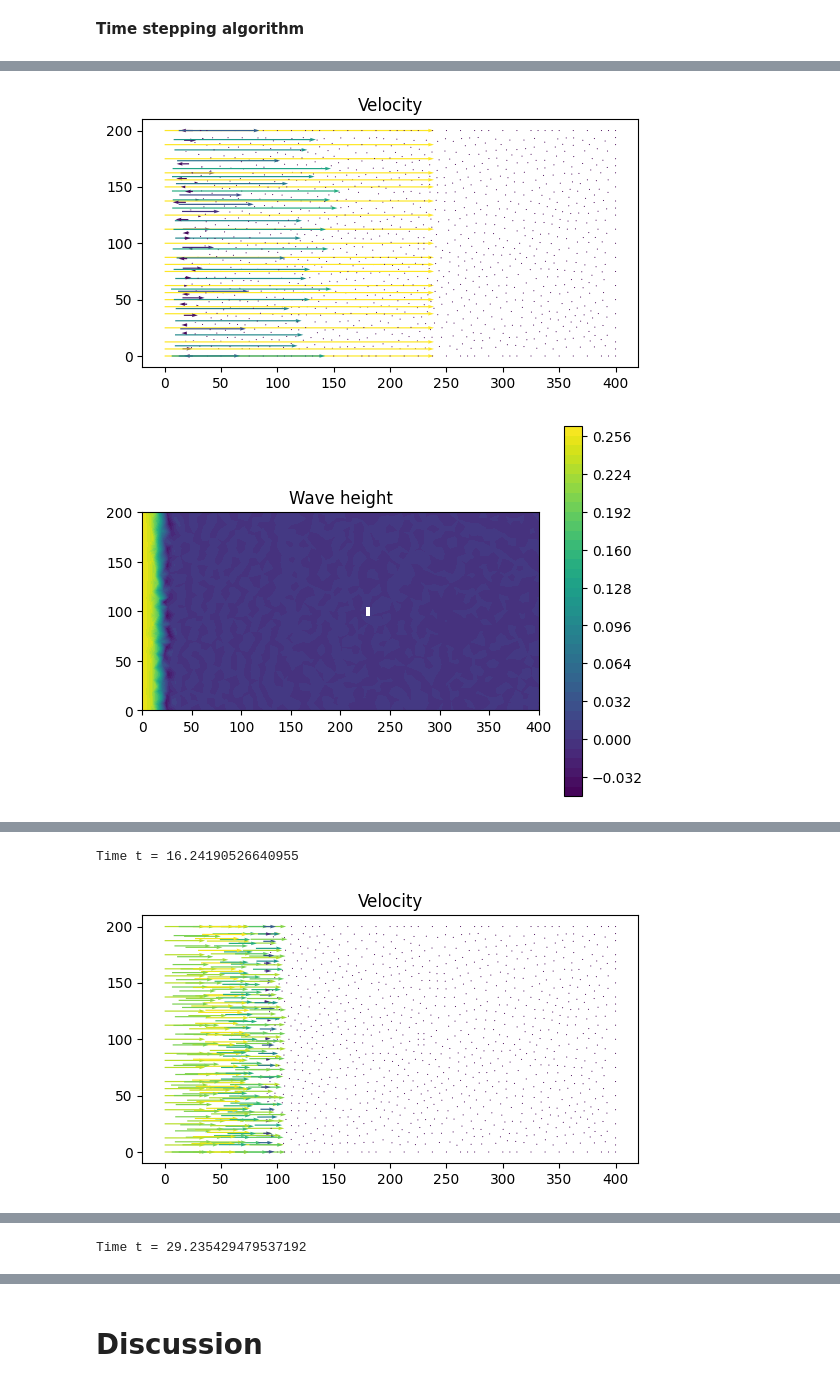
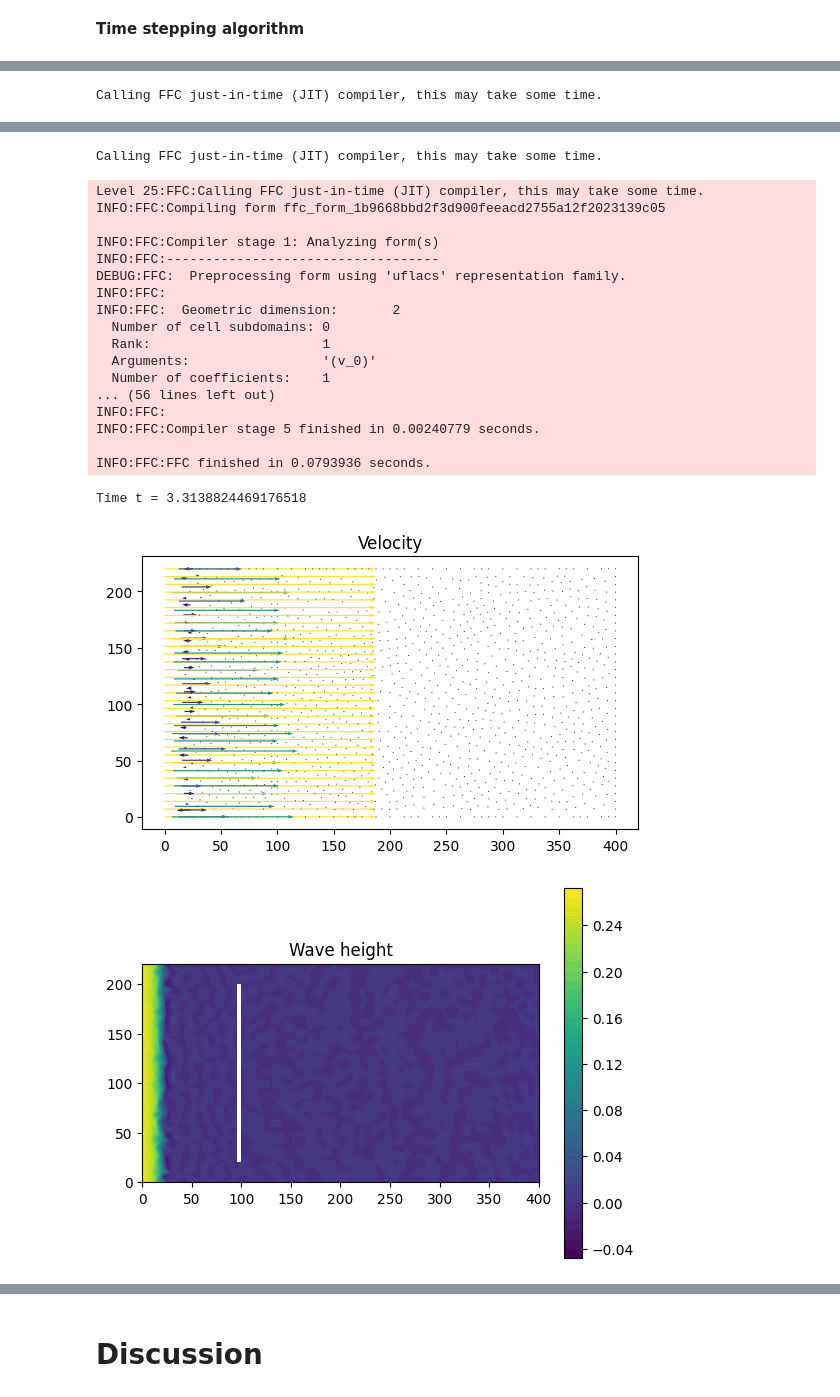
Before and after one commit to katty-anay/Fluid_mechanics_, a Jupyter notebook: Shallow-Water-Equations.ipynb, the cells around one changed output, grey strips where cells are left out. Saved outputs shown, nothing was run; the diff lists cells and outputs as text; code cells hidden in the pictures.

```diff
--- a/Shallow-Water-Equations.ipynb
+++ b/Shallow-Water-Equations.ipynb
@@ -72,7 +72,7 @@ for all test functions $(v,q) \in \hat V\times \hat Q$, where $SD(u,w;v,q)$ is a
 # %%
 # Define rectangular domain
 L = 400
-H = 200
+H = 220
 
 # Define circle
 xc = 1.0
@@ -107,13 +107,15 @@ resolution = 32
 #mesh = generate_mesh(Rectangle(Point(0.0,0.0), Point(L,H)) - Circle(Point(xc,yc),rc), resolution)
 
 #mesh = generate_mesh(Rectangle(Point(0.0,0.0), Point(L,H)) - Rectangle(Point(23,20), Point(25,10)), resolution)
-mesh = generate_mesh(Rectangle(Point(0.0,0.0), Point(L,H)) - Rectangle(Point(225,105), Point(230,95)), resolution) #mieux
+#mesh = generate_mesh(Rectangle(Point(0.0,0.0), Point(L,H)) - Rectangle(Point(225,105), Point(230,95)), resolution) #mieux
 
 #mesh = generate_mesh(Rectangle(Point(0.0,0.0), Point(L,H))- Rectangle(Point(80,40), Point(83,20))- Rectangle(Point(80,80), Point(83,60)), resolution)
 
 
-#mesh = generate_mesh(Rectangle(Point(0.0,0.0), Point(L,H)) - Rectangle(Point(20,0.55*H), Point(30,0.45*H)), resolution)
+#mesh = generate_mesh(Rectangle(Point(0.0,0.0), Point(L,H)) - Rectangle(Point(225,200), Point(230,20)), resolution)
+#mesh = generate_mesh(Rectangle(Point(0.0,0.0), Point(L,H)) - Rectangle(Point(95,200), Point(100,20)), resolution) #left
 #mesh = generate_mesh(Rectangle(Point(0.0,0.0), Point(L,H)) - Rectangle(Point(225,105), Point(230,95))- Rectangle(Point(225,70), Point(230,60))- Rectangle(Point(225,140), Point(230,130)), resolution)
+#mesh = generate_mesh(Rectangle(Point(0.0,0.0), Point(L,H)) - Rectangle(Point(225,100), Point(230,70))- Rectangle(Point(225,50), Point(230,20))- Rectangle(Point(225,150), Point(230,120))- Rectangle(Point(225,200), Point(230,170)), resolution)
 
 
 # Local mesh refinement (specified by a cell marker)
@@ -258,8 +260,8 @@ Lw = rhs(Fw)
 phi_x = 1.0
 phi_y = 0.0
 
-x_obs = 0.9*L
-ep = 1
+x_obs = 0.95*L
+ep = 10
 
 # Fonction indicatrice 1D sur x ≈ x_fixed
 psi_expr = Expression("fabs(x[0] - x_fixed) < eps ? 1.0 : 0.0",
@@ -277,10 +279,10 @@ psi = interpolate(psi_expr, Q)
 
 numerateur = assemble(w1 * psi * dx)
 denominateur = assemble(psi * dx)
-WaveH = numerateur / denominateur if denominateur > 0 else 0.0
+WaveH = assemble(w1 * psi * dx) / assemble(psi * dx) if denominateur > 0 else 0.0
 
-#plt.figure()
-#plot(psi, title="weight function psi")
+plt.figure()
+plot(psi, title="weight function psi")
 
 print("Denominateur =", denominateur)
 print("Numerateur =", numerateur)
@@ -353,10 +356,12 @@ while t < T + DOLFIN_EPS:
 
 
         # Compute height
+        numerateur = assemble(w1 * psi * dx)
+        denominateur = assemble(psi * dx)
+        WaveH = assemble(w1 * psi * dx) / assemble(psi * dx) if denominateur > 0 else 0.0
 
-        val=WaveH
         if (t > start_sample_time):
-          wave_array = np.append(wave_array, val)
+          wave_array = np.append(wave_array, WaveH)
           time = np.append(time, t)
 
         k += 1
@@ -383,7 +388,7 @@ while t < T + DOLFIN_EPS:
         plt.show()
 
         plt.figure()
-        plt.title("Height")
+        plt.title("Average height")
         plt.plot(time, wave_array)
         plt.show()
 
@@ -398,0 +439 @@ Time t = 3.24838105328191
+Calling FFC just-in-time (JIT) compiler, this may take some time.
@@ -399,2 +457,21 @@ Time t = 3.24838105328191
+Calling FFC just-in-time (JIT) compiler, this may take some time.
+Level 25:FFC:Calling FFC just-in-time (JIT) compiler, this may take some time.
+INFO:FFC:Compiling form ffc_form_1b9668bbd2f3d900feeacd2755a12f2023139c05
+
+INFO:FFC:Compiler stage 1: Analyzing form(s)
+INFO:FFC:-----------------------------------
+DEBUG:FFC:  Preprocessing form using 'uflacs' representation family.
+INFO:FFC:
+INFO:FFC:  Geometric dimension:       2
+  Number of cell subdomains: 0
+  Rank:                      1
+  Arguments:                 '(v_0)'
+  Number of coefficients:    1
+... (56 lines left out)
+INFO:FFC:
+INFO:FFC:Compiler stage 5 finished in 0.00240779 seconds.
+
+INFO:FFC:FFC finished in 0.0793936 seconds.
+Time t = 3.3138824469176518
-[figure, old version]
+[figure, new version]
-[figure, old version]
+[figure, new version]
@@ -402,2 +478,0 @@ Time t = 3.24838105328191
-Time t = 16.24190526640955
-[figure, removed]
@@ -406 +478,0 @@ Time t = 16.24190526640955
-Time t = 29.235429479537192
```
Also changed, not shown: parts of 3 cells of this notebook.
